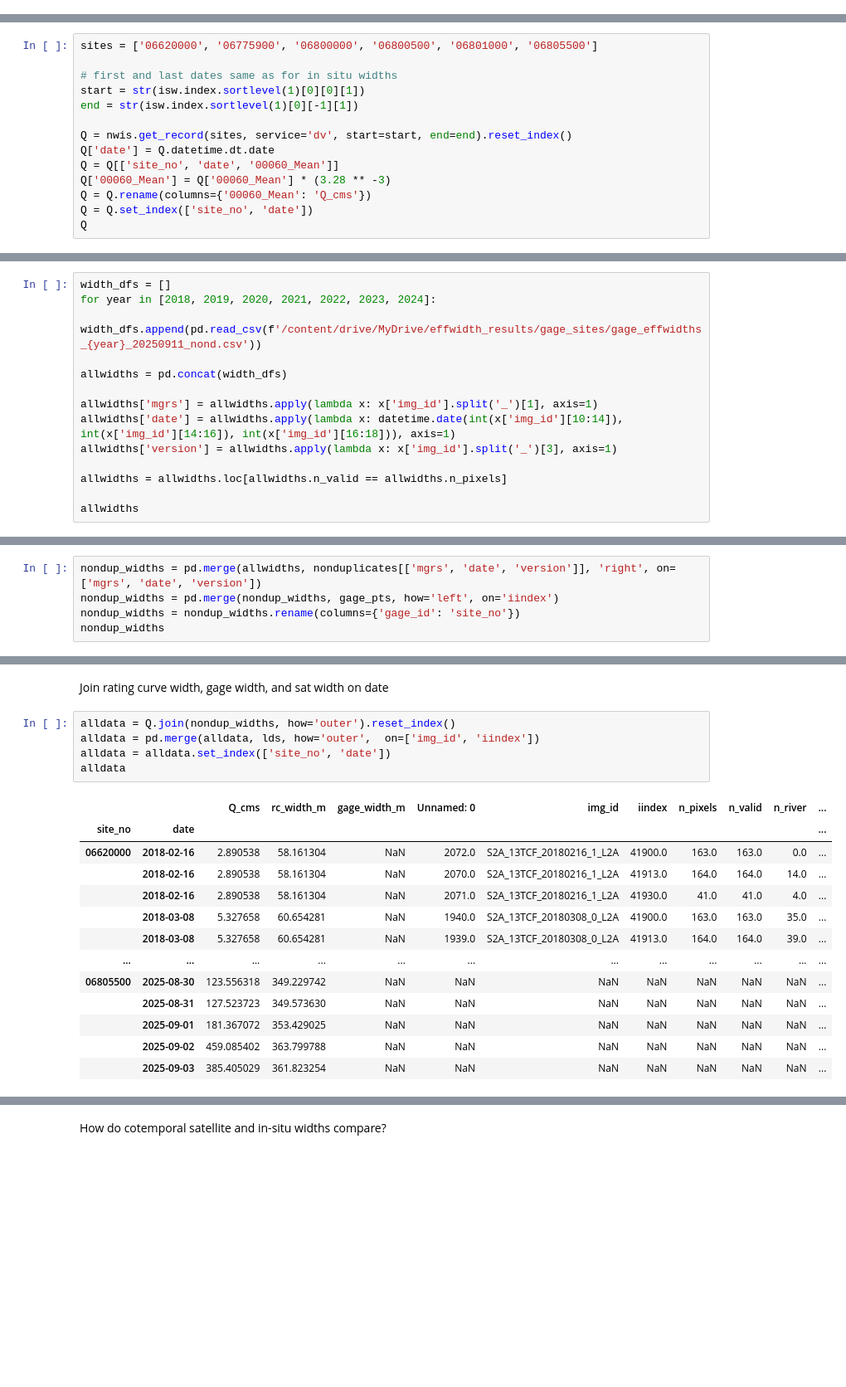
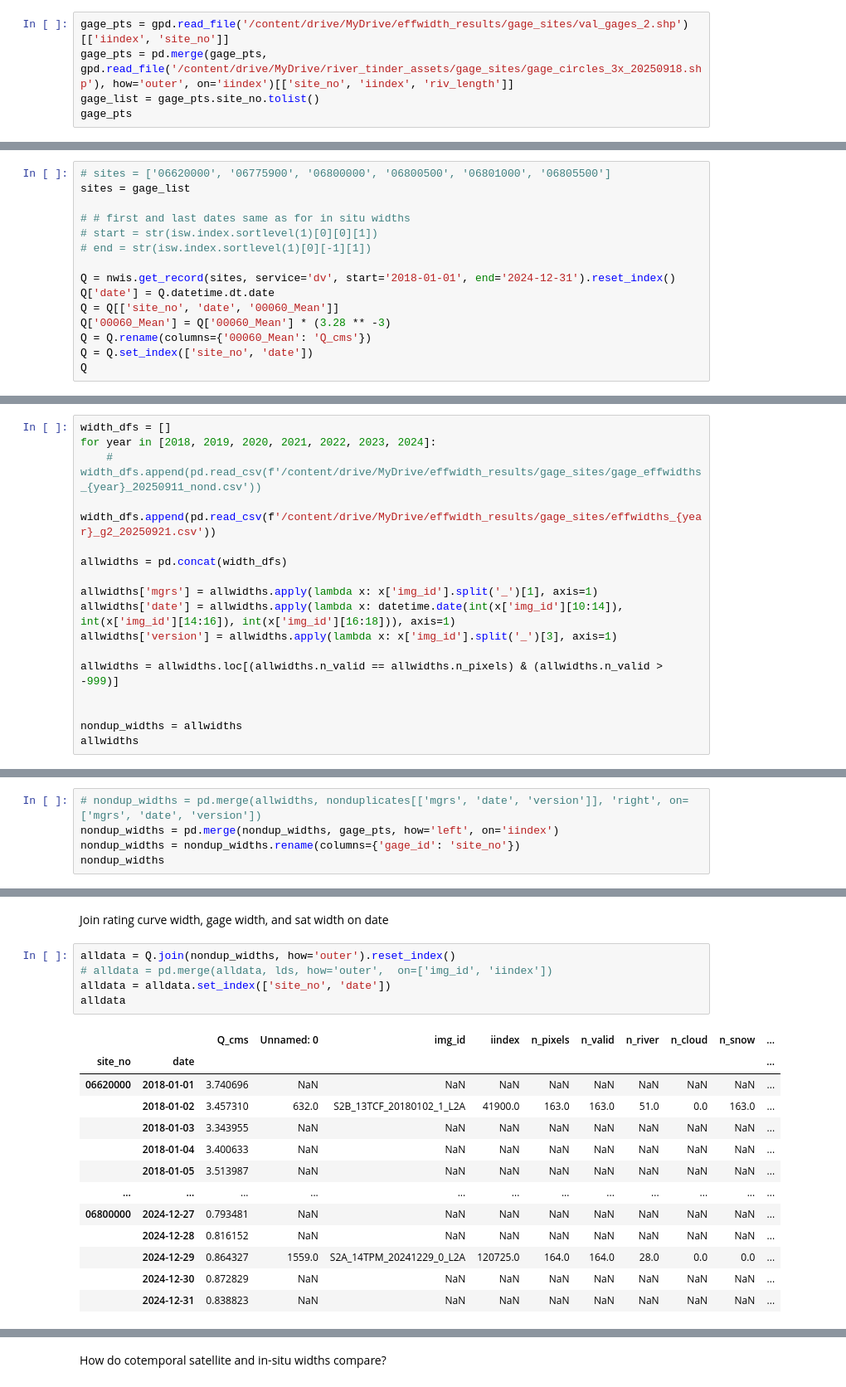
Before and after one commit to wherediddavidgo/multitemporal_RSSA, a Jupyter notebook: stac_gage_ew_analysis.ipynb, the cells around one changed output, grey strips where cells are left out. Shown at 83% size. Saved outputs shown, nothing was run; the diff lists cells and outputs as text; blank space fills up the shorter version.

```diff
--- a/stac_gage_ew_analysis.ipynb
+++ b/stac_gage_ew_analysis.ipynb
@@ -77,0 +81,5 @@ gage_pts
+# %%
+gage_pts = gpd.read_file('/content/drive/MyDrive/effwidth_results/gage_sites/val_gages_2.shp')[['iindex', 'site_no']]
+gage_pts = pd.merge(gage_pts, gpd.read_file('/content/drive/MyDrive/river_tinder_assets/gage_sites/gage_circles_3x_20250918.shp'), how='outer', on='iindex')[['site_no', 'iindex', 'riv_length']]
+gage_list = gage_pts.site_no.tolist()
+gage_pts
@@ -113,13 +126,14 @@ isw
 # %% [markdown]
 Discharge
 # %%
-sites = ['06620000', '06775900', '06800000', '06800500', '06801000', '06805500']
+# sites = ['06620000', '06775900', '06800000', '06800500', '06801000', '06805500']
+sites = gage_list
 
-# first and last dates same as for in situ widths
-start = str(isw.index.sortlevel(1)[0][0][1])
-end = str(isw.index.sortlevel(1)[0][-1][1])
+# # first and last dates same as for in situ widths
+# start = str(isw.index.sortlevel(1)[0][0][1])
+# end = str(isw.index.sortlevel(1)[0][-1][1])
 
-Q = nwis.get_record(sites, service='dv', start=start, end=end).reset_index()
+Q = nwis.get_record(sites, service='dv', start='2018-01-01', end='2024-12-31').reset_index()
 Q['date'] = Q.datetime.dt.date
 Q = Q[['site_no', 'date', '00060_Mean']]
 Q['00060_Mean'] = Q['00060_Mean'] * (3.28 ** -3)
@@ -279,7 +293,8 @@ See stac_processing_download.ipynb
 # %%
 width_dfs = []
 for year in [2018, 2019, 2020, 2021, 2022, 2023, 2024]:
-    width_dfs.append(pd.read_csv(f'/content/drive/MyDrive/effwidth_results/gage_sites/gage_effwidths_{year}_20250911_nond.csv'))
+    # width_dfs.append(pd.read_csv(f'/content/drive/MyDrive/effwidth_results/gage_sites/gage_effwidths_{year}_20250911_nond.csv'))
+    width_dfs.append(pd.read_csv(f'/content/drive/MyDrive/effwidth_results/gage_sites/effwidths_{year}_g2_20250921.csv'))
 
 allwidths = pd.concat(width_dfs)
 
@@ -287,7 +302,9 @@ allwidths['mgrs'] = allwidths.apply(lambda x: x['img_id'].split('_')[1], axis=1)
 allwidths['date'] = allwidths.apply(lambda x: datetime.date(int(x['img_id'][10:14]), int(x['img_id'][14:16]), int(x['img_id'][16:18])), axis=1)
 allwidths['version'] = allwidths.apply(lambda x: x['img_id'].split('_')[3], axis=1)
 
-allwidths = allwidths.loc[allwidths.n_valid == allwidths.n_pixels]
+allwidths = allwidths.loc[(allwidths.n_valid == allwidths.n_pixels) & (allwidths.n_valid > -999)]
 
+
+nondup_widths = allwidths
 allwidths
 # %% [output]
@@ -349,7 +366,7 @@ nonduplicates
 # %% [markdown]
 Join nonduplicate images with widths and gage ids
 # %%
-nondup_widths = pd.merge(allwidths, nonduplicates[['mgrs', 'date', 'version']], 'right', on=['mgrs', 'date', 'version'])
+# nondup_widths = pd.merge(allwidths, nonduplicates[['mgrs', 'date', 'version']], 'right', on=['mgrs', 'date', 'version'])
 nondup_widths = pd.merge(nondup_widths, gage_pts, how='left', on='iindex')
 nondup_widths = nondup_widths.rename(columns={'gage_id': 'site_no'})
 nondup_widths
@@ -454,20 +467,20 @@ alldata.loc[alldata.img_id == 'S2A_14TQL_20240930_0_L2A']
 Join rating curve width, gage width, and sat width on date
 # %%
 alldata = Q.join(nondup_widths, how='outer').reset_index()
-alldata = pd.merge(alldata, lds, how='outer',  on=['img_id', 'iindex'])
+# alldata = pd.merge(alldata, lds, how='outer',  on=['img_id', 'iindex'])
 alldata = alldata.set_index(['site_no', 'date'])
 alldata
 # %% [output]
-|  |  | Q_cms | rc_width_m | gage_width_m | Unnamed: 0 | img_id | iindex | n_pixels | n_valid | n_river | ... |
+|  |  | Q_cms | Unnamed: 0 | img_id | iindex | n_pixels | n_valid | n_river | n_cloud | n_snow | ... |
 | site_no | date |  |  |  |  |  |  |  |  |  | ... |
-| 06620000 | 2018-02-16 | 2.890538 | 58.161304 | NaN | 2072.0 | S2A_13TCF_20180216_1_L2A | 41900.0 | 163.0 | 163.0 | 0.0 | ... |
-|  | 2018-02-16 | 2.890538 | 58.161304 | NaN | 2070.0 | S2A_13TCF_20180216_1_L2A | 41913.0 | 164.0 | 164.0 | 14.0 | ... |
-|  | 2018-02-16 | 2.890538 | 58.161304 | NaN | 2071.0 | S2A_13TCF_20180216_1_L2A | 41930.0 | 41.0 | 41.0 | 4.0 | ... |
-|  | 2018-03-08 | 5.327658 | 60.654281 | NaN | 1940.0 | S2A_13TCF_20180308_0_L2A | 41900.0 | 163.0 | 163.0 | 35.0 | ... |
-|  | 2018-03-08 | 5.327658 | 60.654281 | NaN | 1939.0 | S2A_13TCF_20180308_0_L2A | 41913.0 | 164.0 | 164.0 | 39.0 | ... |
+| 06620000 | 2018-01-01 | 3.740696 | NaN | NaN | NaN | NaN | NaN | NaN | NaN | NaN | ... |
+|  | 2018-01-02 | 3.457310 | 632.0 | S2B_13TCF_20180102_1_L2A | 41900.0 | 163.0 | 163.0 | 51.0 | 0.0 | 163.0 | ... |
+|  | 2018-01-03 | 3.343955 | NaN | NaN | NaN | NaN | NaN | NaN | NaN | NaN | ... |
+|  | 2018-01-04 | 3.400633 | NaN | NaN | NaN | NaN | NaN | NaN | NaN | NaN | ... |
+|  | 2018-01-05 | 3.513987 | NaN | NaN | NaN | NaN | NaN | NaN | NaN | NaN | ... |
 | ... | ... | ... | ... | ... | ... | ... | ... | ... | ... | ... | ... |
-| 06805500 | 2025-08-30 | 123.556318 | 349.229742 | NaN | NaN | NaN | NaN | NaN | NaN | NaN | ... |
-|  | 2025-08-31 | 127.523723 | 349.573630 | NaN | NaN | NaN | NaN | NaN | NaN | NaN | ... |
-|  | 2025-09-01 | 181.367072 | 353.429025 | NaN | NaN | NaN | NaN | NaN | NaN | NaN | ... |
-|  | 2025-09-02 | 459.085402 | 363.799788 | NaN | NaN | NaN | NaN | NaN | NaN | NaN | ... |
-|  | 2025-09-03 | 385.405029 | 361.823254 | NaN | NaN | NaN | NaN | NaN | NaN | NaN | ... |
+| 06800000 | 2024-12-27 | 0.793481 | NaN | NaN | NaN | NaN | NaN | NaN | NaN | NaN | ... |
+|  | 2024-12-28 | 0.816152 | NaN | NaN | NaN | NaN | NaN | NaN | NaN | NaN | ... |
+|  | 2024-12-29 | 0.864327 | 1559.0 | S2A_14TPM_20241229_0_L2A | 120725.0 | 164.0 | 164.0 | 28.0 | 0.0 | 0.0 | ... |
+|  | 2024-12-30 | 0.872829 | NaN | NaN | NaN | NaN | NaN | NaN | NaN | NaN | ... |
+|  | 2024-12-31 | 0.838823 | NaN | NaN | NaN | NaN | NaN | NaN | NaN | NaN | ... |
```
Also changed, not shown: parts of 19 cells of this notebook.
